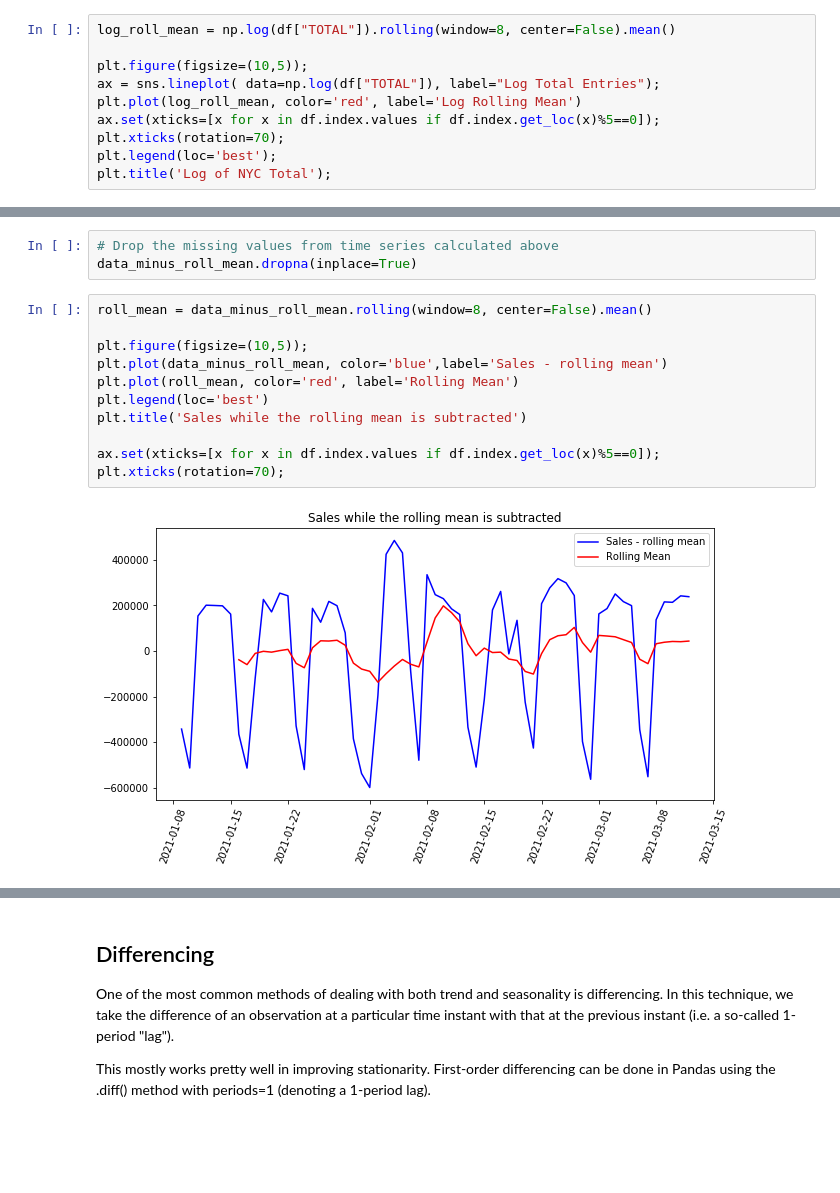
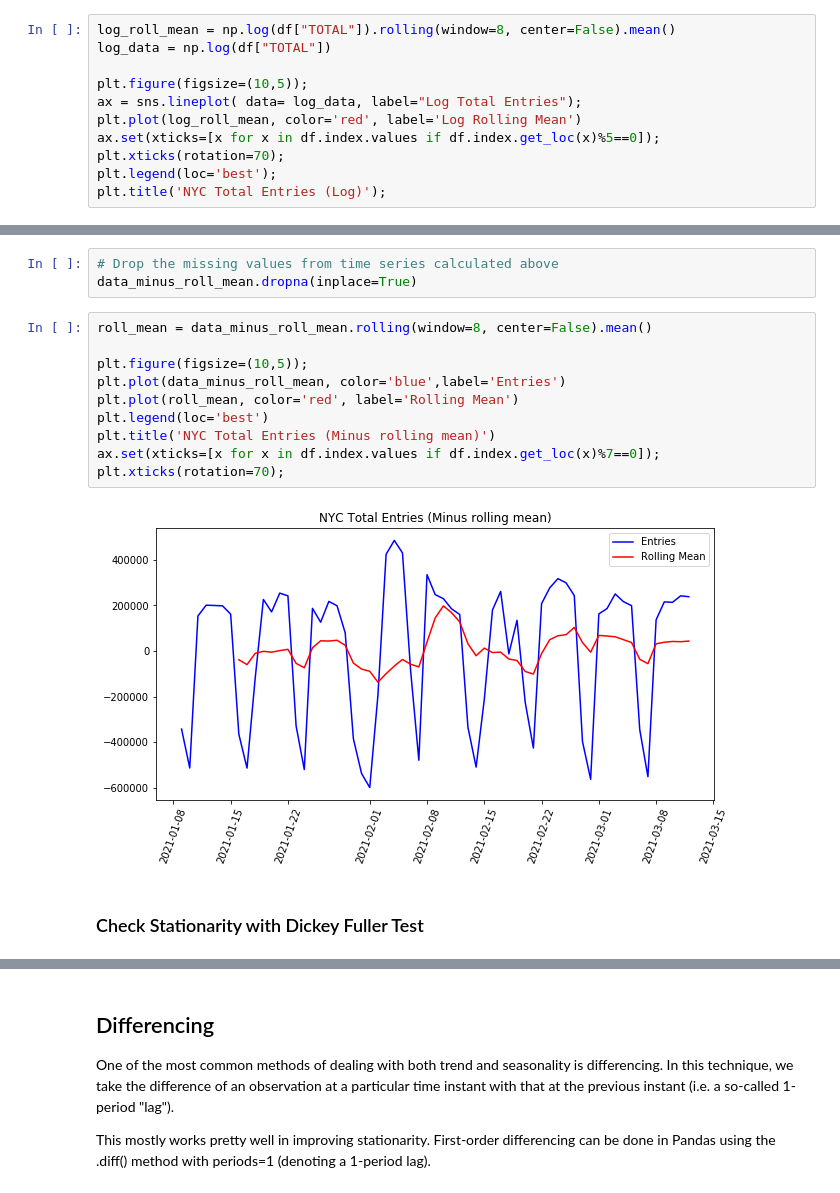
Before and after one commit to justinm0rgan/mta-turnstile-covid, a Jupyter notebook: modeling.ipynb, the cells around one changed output, grey strips where cells are left out. Saved outputs shown, nothing was run; the diff lists cells and outputs as text; blank space fills up the shorter version.

```diff
--- a/modeling.ipynb
+++ b/modeling.ipynb
@@ -63,12 +76,13 @@ One way to enforce stationarity can be a simple log transformation to make the t
 The advantage of taking a log transformation is that higher values are penalized more than lower values. Alternatives for the log transformation are the square root, cube root transformations, etc.
 # %%
 log_roll_mean = np.log(df["TOTAL"]).rolling(window=8, center=False).mean()
+log_data = np.log(df["TOTAL"])
 
 plt.figure(figsize=(10,5));
-ax = sns.lineplot( data=np.log(df["TOTAL"]), label="Log Total Entries");
+ax = sns.lineplot( data= log_data, label="Log Total Entries");
 plt.plot(log_roll_mean, color='red', label='Log Rolling Mean')
 ax.set(xticks=[x for x in df.index.values if df.index.get_loc(x)%5==0]);
 plt.xticks(rotation=70);
 plt.legend(loc='best');
-plt.title('Log of NYC Total');
+plt.title('NYC Total Entries (Log)');
 # %% [output]
@@ -104,13 +138,14 @@ data_minus_roll_mean.dropna(inplace=True)
 # %%
 roll_mean = data_minus_roll_mean.rolling(window=8, center=False).mean()
 
 plt.figure(figsize=(10,5));
-plt.plot(data_minus_roll_mean, color='blue',label='Sales - rolling mean')
+plt.plot(data_minus_roll_mean, color='blue',label='Entries')
 plt.plot(roll_mean, color='red', label='Rolling Mean')
 plt.legend(loc='best')
-plt.title('Sales while the rolling mean is subtracted')
-
-ax.set(xticks=[x for x in df.index.values if df.index.get_loc(x)%5==0]);
+plt.title('NYC Total Entries (Minus rolling mean)')
+ax.set(xticks=[x for x in df.index.values if df.index.get_loc(x)%7==0]);
 plt.xticks(rotation=70);
 # %% [output]
-[figure, old version]
+[figure, new version]
+# %% [markdown]
+### Check Stationarity with Dickey Fuller Test
```
Also changed, not shown: parts of 23 cells of this notebook.
